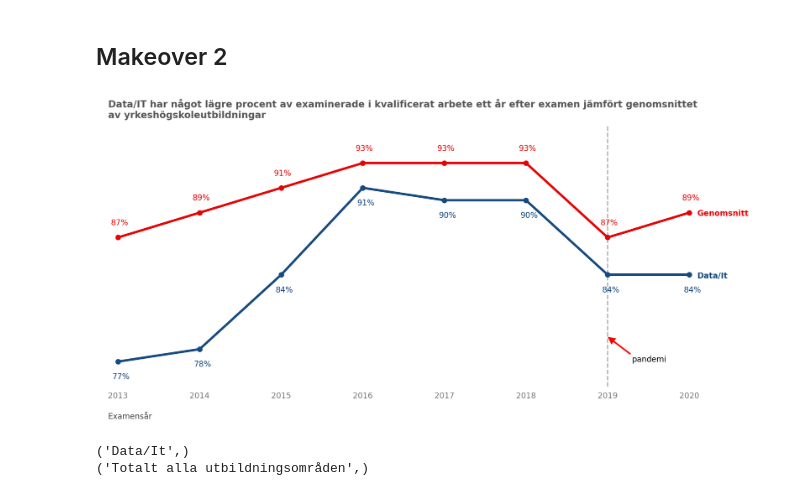
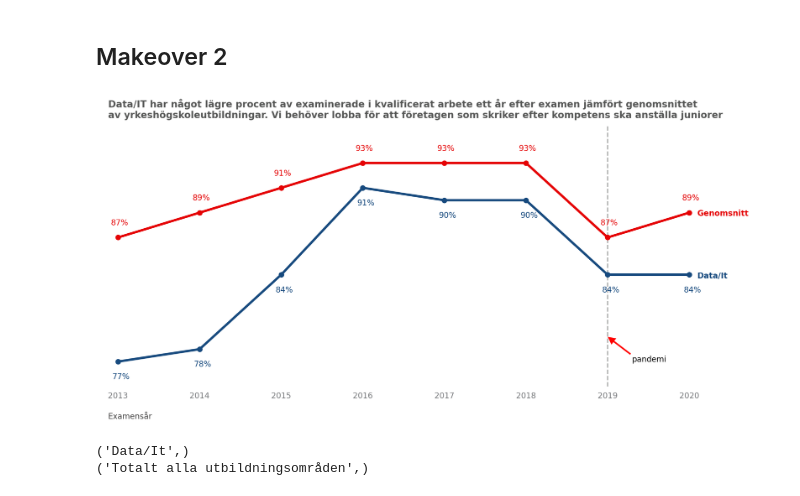
Before and after one commit to kokchun/PrataData, a Jupyter notebook: MYH/exploring_sysselsattning.ipynb, the cells around one changed output. Drawn from its saved outputs; the diff is of its cells as text; code cells hidden in the pictures.

```diff
--- a/MYH/exploring_sysselsattning.ipynb
+++ b/MYH/exploring_sysselsattning.ipynb
@@ -250,38 +250,39 @@ for subject, offset in zip(["Data/It", "Totalt alla utbildningsområden"], offse
 ax.set(xlim=[2012.8, 2020.9], ylim=[75, 96])
 
 ax.set_title(
-    "Data/IT har något lägre procent av examinerade i kvalificerat arbete ett år efter examen jämfört genomsnittet\nav yrkeshögskoleutbildningar",
+    "Data/IT har något lägre procent av examinerade i kvalificerat arbete ett år efter examen jämfört genomsnittet\
+        \nav yrkeshögskoleutbildningar. Vi behöver lobba för att företagen som skriker efter kompetens ska anställa juniorer",
     loc="left",
     pad=10,
     x=0.01,
     color=GRAY3,
     fontweight="bold",
 )
 
 ax.annotate("Genomsnitt", xy=(2020.1, 88.75), color = RED5, fontweight="bold")
 ax.annotate("Data/It", xy=(2020.1, 83.75), color = BLUE1, fontweight="bold")
 
 
 
 ax.annotate(
     "pandemi",
     xy=(2019, 79),
     xytext=(2019.3, 77),
     arrowprops={
         "facecolor": "red",
         "width": 2,
         "headwidth": 10,
         "headlength": 10,
         "edgecolor": "none",
     },
 )
 
 ax.axvline(x=2019, color = GRAY3, linestyle="--", zorder=-1, alpha=.5)
 
 fig.tight_layout()
 fig.savefig("visualizations/sysselsattning/multiple_trends_makeover2.png")
 # %% [output]
-[figure, old version]
+[figure, new version]
 # %%
 for subject in zip(["Data/It", "Totalt alla utbildningsområden"]):
     print(subject)
```
Also changed, not shown: 1 other file.
